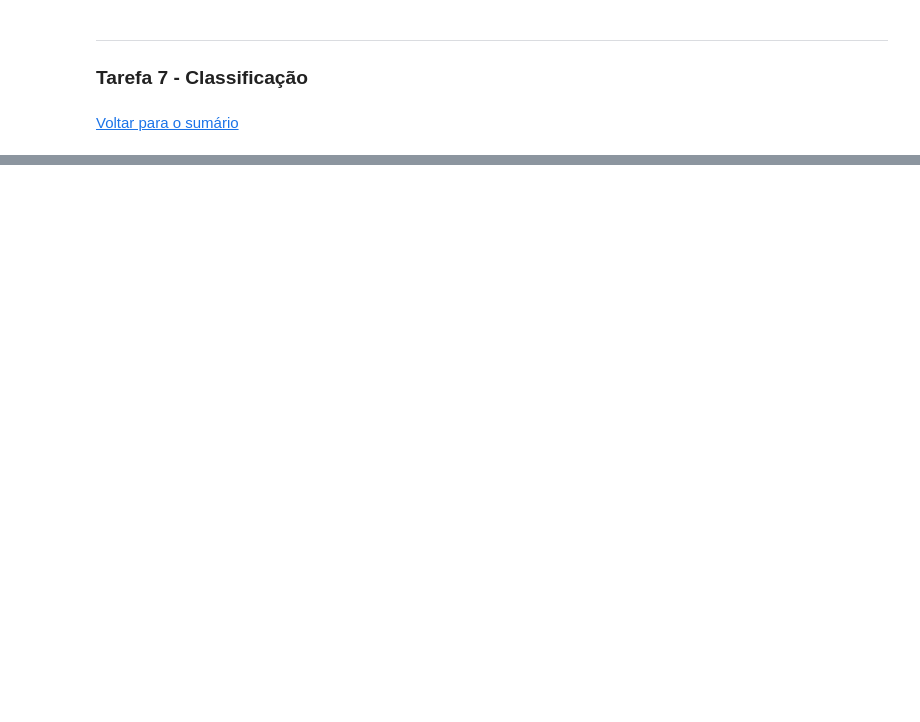
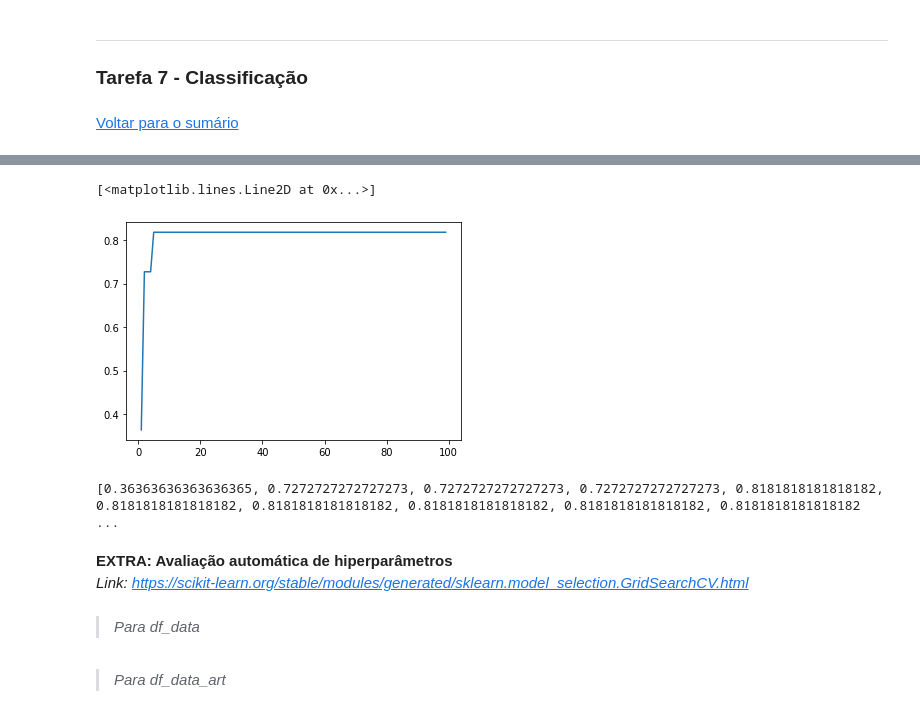
Before and after one commit to pedrozanineli/aprendizado-de-maquina, a Jupyter notebook: Bloco 2/B2 - Conversão randômica de idade.ipynb, the cells around one changed output, grey strips where cells are left out. Saved outputs shown, nothing was run; the diff lists cells and outputs as text; code cells hidden in the pictures; blank space fills up the shorter version.

```diff
--- a/Bloco 2/B2 - Conversão randômica de idade.ipynb
+++ b/Bloco 2/B2 - Conversão randômica de idade.ipynb
@@ -1461,0 +1662,8 @@ De maneira similar a observada pelo plot 3D, é possível observar que os melhor
+# %%
+from sklearn.ensemble import RandomForestClassifier
+
+modelo_rf = RandomForestClassifier(random_state=SEMENTE_ALEATORIA) # criação
+modelo_rf.fit(X_treino_data_art, y_treino_data_art) # treinamento
+previsao_fcdata_art = modelo_rf.predict(X_teste_data_art) # previsão
+
+print(previsao_fcdata_art)
@@ -1461,0 +1780,17 @@ De maneira similar a observada pelo plot 3D, é possível observar que os melhor
+# %%
+#data_art
+NUM_VIZINHOS = [1, 3, 5, 11, 23, 35, 47, 59, 71]
+
+for n in NUM_VIZINHOS:
+    modelo_art_hknn = KNeighborsClassifier(n_neighbors=n)
+    modelo_art_hknn.fit(X_treino_data_art, y_treino_data_art)
+
+    #previsão
+    previsao_hknndata_art = modelo_art_hknn.predict(X_teste_data_art)
+    print(previsao_hknndata_art)
+    print()
+
+    # testando a acurácia do modelo
+    print("Accuracy:",metrics.accuracy_score(y_teste_data_art, previsao_hknndata_art))
+    print(f'A acurácia do método de k-NN para n = {n} o data set com os dados do artigo é:', metrics.accuracy_score(y_teste_data_art, previsao_hknndata_art))
+    print()
@@ -1461,0 +1820,28 @@ De maneira similar a observada pelo plot 3D, é possível observar que os melhor
+# %%
+numero = [i for i in range(1,100)]
+
+accuracia_data_art = []
+for i in numero:
+    model = KNeighborsClassifier(n_neighbors=i)
+    model.fit(X_treino_data_art, y_treino_data_art)
+    previsao = model.predict(X_teste_data_art)
+
+# testando todas as acurácias e reunindo elas
+    accuracia = metrics.accuracy_score(y_teste_data_art, previsao)
+    accuracia_data_art.append(accuracia)
+
+# plotando
+import matplotlib.pyplot as plt
+plt.plot(numero, accuracia_data_art)
+# %% [output]
+[<matplotlib.lines.Line2D at 0x...>]
+[figure, added]
+# %%
+print(accuracia_data_art)
+# %% [output]
+[0.36363636363636365, 0.7272727272727273, 0.7272727272727273, 0.7272727272727273, 0.8181818181818182, 0.8181818181818182, 0.8181818181818182, 0.8181818181818182, 0.8181818181818182, 0.8181818181818182 ...
+# %% [markdown]
+**EXTRA: Avaliação automática de hiperparâmetros**
+<br> *Link: https://scikit-learn.org/stable/modules/generated/sklearn.model_selection.GridSearchCV.html*
+# %% [markdown]
+> *Para df_data*
@@ -1461,0 +1858,2 @@ De maneira similar a observada pelo plot 3D, é possível observar que os melhor
+# %% [markdown]
+> *Para df_data_art*
```
Also changed, not shown: parts of 120 cells of this notebook.
